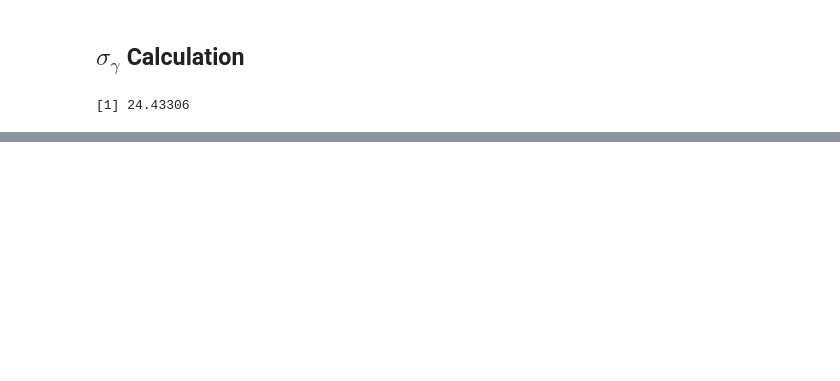
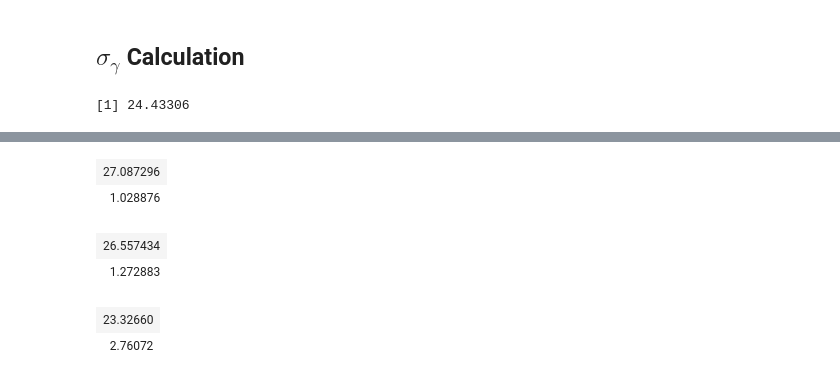
Before and after one commit to ppham27/stat571, a Jupyter notebook: hw7/literacy.ipynb, the cells around one changed output, grey strips where cells are left out. Cells and saved outputs as stored; diff of their text form; code cells hidden in the pictures; blank space fills up the shorter version.

```diff
--- a/hw7/literacy.ipynb
+++ b/hw7/literacy.ipynb
@@ -155,0 +320,9 @@ sqrt(mean((base.literacy - mean(base.literacy))^2))
+# %%
+ex
+# %% [output]
+| 27.087296 |
+| 1.028876 |
+| 26.557434 |
+| 1.272883 |
+| 23.32660 |
+| 2.76072 |
```
Also changed, not shown: parts of 24 cells of this notebook, 5 other files.
